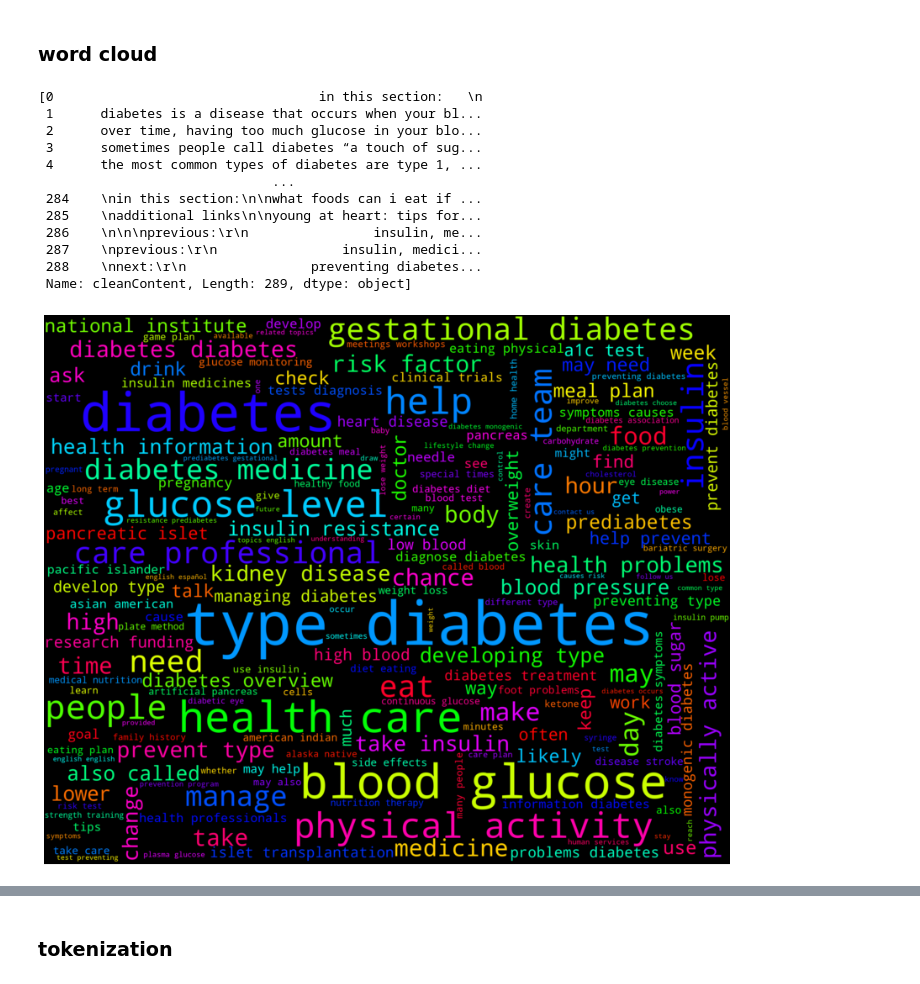
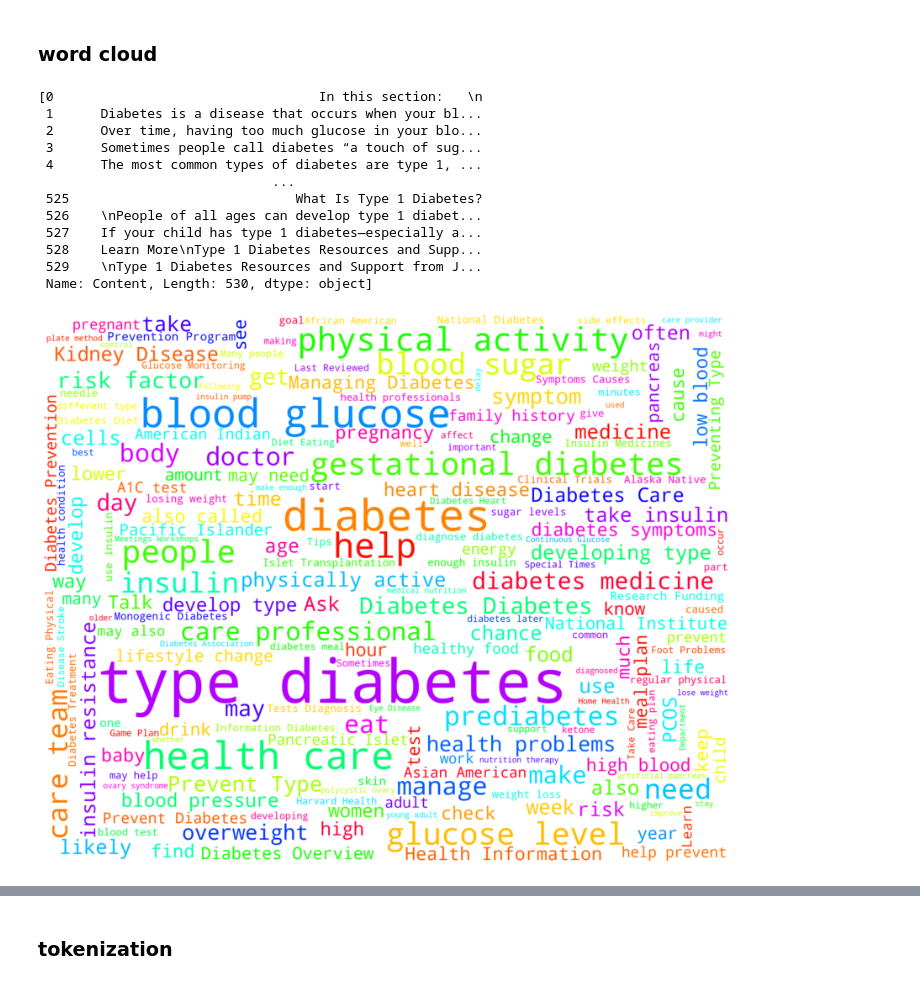
Before and after one commit to SomGitHub2018/MBA_Capstone_Reva, a Jupyter notebook: dataCleaning_2.ipynb, the cells around one changed output, grey strips where cells are left out. Cells and saved outputs as stored; diff of their text form; code cells hidden in the pictures.

```diff
--- a/dataCleaning_2.ipynb
+++ b/dataCleaning_2.ipynb
@@ -187,5 +228,7 @@ def remove_html(text):
+# %%
+def replace(string,text,x):
+    return string.replace(text,x)
 # %%
-# remove all html tags from df
-list_texts['cleanContent'] = list_texts['cleanContent'].apply(lambda x: remove_html(x))
-list_texts['cleanContent'].sample(10)
+list_texts['cleanContent'] = list_texts['cleanContent'].apply(lambda x: replace(x,'type 1', 'type1'))
+list_texts['cleanContent']
 # %% [output]
@@ -205,8 +246,0 @@ Name: cleanContent, dtype: object
-# %%
-import re
-
-def clean_url(review_text):
-    return str(re.sub(r'^https?:\/\/.*[\r\n]*', '', review_text, flags=re.MULTILINE))
-
-list_texts['cleanContent'] = list_texts['cleanContent'].apply(clean_url)
-list_texts['cleanContent'].head()
@@ -294,21 +321,21 @@ Name: cleanContent, dtype: object
 ###  word cloud
 # %%
 textWordCloud = []
-textWordCloud.append(list_texts['cleanContent'])
+textWordCloud.append(list_texts['Content'])
 textWordCloud
 # %% [output]
-[0                                  in this section:   \n
- 1      diabetes is a disease that occurs when your bl...
- 2      over time, having too much glucose in your blo...
- 3      sometimes people call diabetes “a touch of sug...
- 4      the most common types of diabetes are type 1, ...
+[0                                  In this section:   \n
+ 1      Diabetes is a disease that occurs when your bl...
+ 2      Over time, having too much glucose in your blo...
+ 3      Sometimes people call diabetes “a touch of sug...
+ 4      The most common types of diabetes are type 1, ...
                               ...
- 284    \nin this section:\n\nwhat foods can i eat if ...
- 285    \nadditional links\n\nyoung at heart: tips for...
- 286    \n\n\nprevious:\r\n                insulin, me...
- 287    \nprevious:\r\n                insulin, medici...
- 288    \nnext:\r\n                preventing diabetes...
- Name: cleanContent, Length: 289, dtype: object]
+ 525                             What Is Type 1 Diabetes?
+ 526    \nPeople of all ages can develop type 1 diabet...
+ 527    If your child has type 1 diabetes—especially a...
+ 528    Learn More\nType 1 Diabetes Resources and Supp...
+ 529    \nType 1 Diabetes Resources and Support from J...
+ Name: Content, Length: 530, dtype: object]
 # %%
 # It will extract all words from every tweets and will put it into seperate list
 def get_words_in_textWordCloud(textWordCloud):
@@ -330,28 +357,28 @@ w_features = get_word_features(all_words_in_textWordCloud)
 
 #w_features
 # %%
-def wordcloud_draw(data, color = 'black'):
+def wordcloud_draw(data, color = 'white'):
     words = ' '.join(data)
     cleaned_word = " ".join([word for word in words.split()
                             if 'http' not in word
                                 and not word.startswith('@')
                                 and not word.startswith('#')
                                 and word != 'RT'
                             ])
     wordcloud = WordCloud(stopwords=stop,
                       max_font_size=220,colormap="hsv",
                       background_color=color,
                       width=2500,
                       height=2000
                      ).generate(cleaned_word)
     plt.figure(figsize=(16,12))
     plt.imshow(wordcloud, interpolation='bilinear')
     plt.axis('off')
     plt.show()
 
 wordcloud_draw(w_features)
 # %% [output]
-[figure, old version]
+[figure, new version]
 # %%
 #Word cloud for the all reviews
 import matplotlib.pyplot as plt
```
Also changed, not shown: parts of 41 cells of this notebook.
